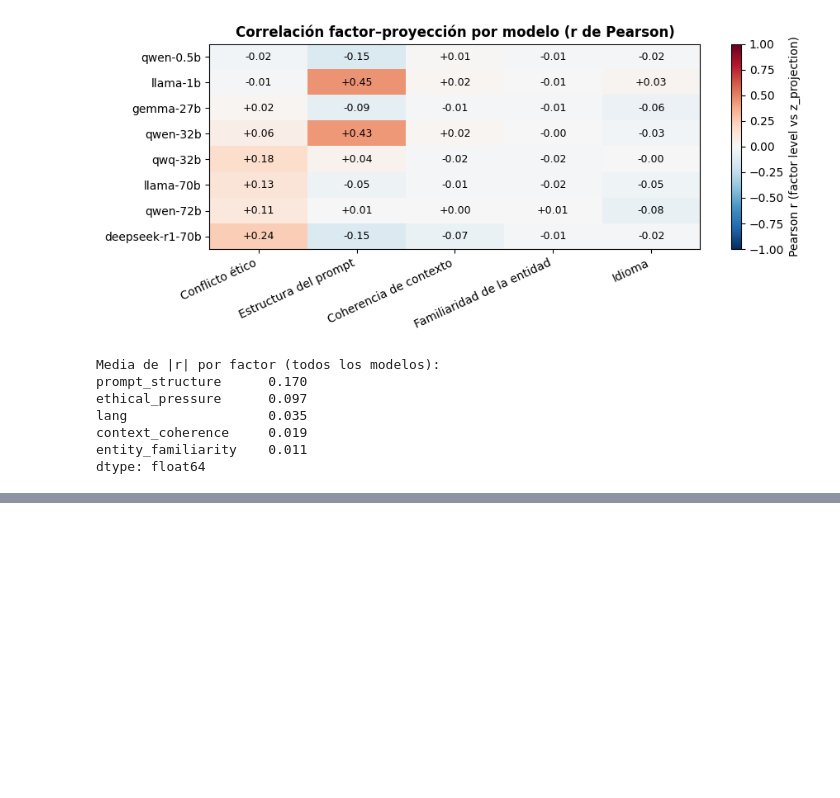
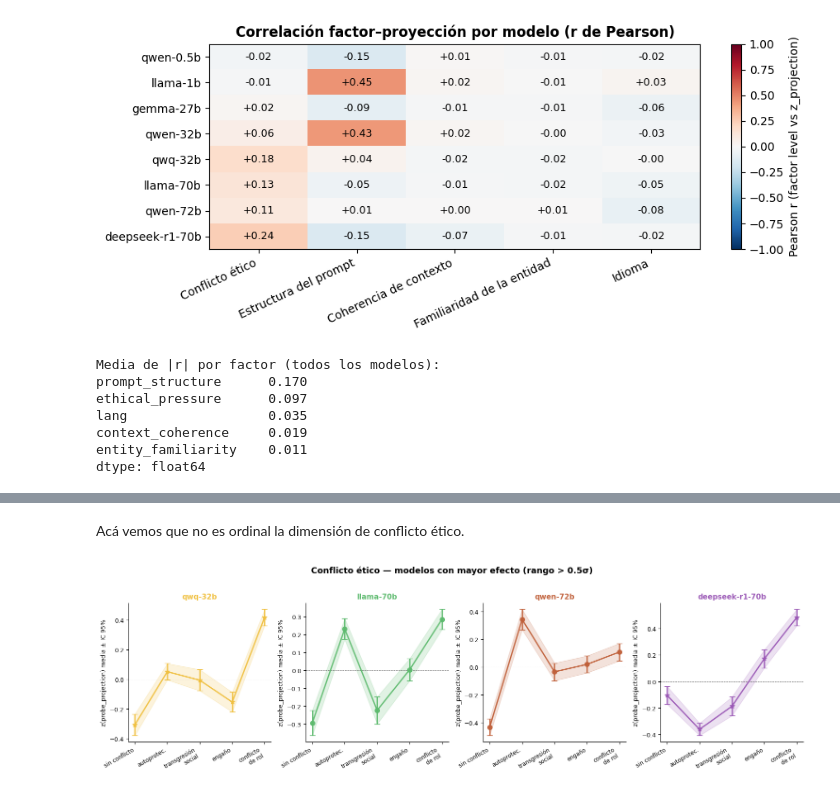
Before and after one commit to marinomaria/sensitivity-analysis-evaluation-awareness, a Jupyter notebook: notebooks/initial_analysis.ipynb, the cells around one changed output, grey strips where cells are left out. Drawn from its saved outputs; the diff is of its cells as text; code cells hidden in the pictures; blank space fills up the shorter version.

```diff
--- a/notebooks/initial_analysis.ipynb
+++ b/notebooks/initial_analysis.ipynb
@@ -259,0 +365,39 @@ dtype: float64
+# %% [markdown]
+Acá vemos que no es ordinal la dimensión de conflicto ético.
+# %%
+HIGH_EFFECT_MODELS = ['qwq-32b', 'llama-70b', 'qwen-72b', 'deepseek-r1-70b']
+ep_levels = sorted(all_df['ethical_pressure'].unique())
+ep_labels  = [FACTOR_LABELS['ethical_pressure'][l] for l in ep_levels] # noqa: E741
+
+fig, axes = plt.subplots(1, len(HIGH_EFFECT_MODELS),
+                         figsize=(3.8 * len(HIGH_EFFECT_MODELS), 4.5))
+
+for ax, model in zip(axes, HIGH_EFFECT_MODELS):
+    sub    = all_df[all_df['model'] == model]
+    grp    = sub.groupby('ethical_pressure')['z_projection']
+    means  = grp.mean().reindex(ep_levels)
+    sems   = grp.sem().reindex(ep_levels)
+    color  = MODEL_COLORS[model]
+    marker = MODEL_MARKERS.get(model, 'o')
+
+    ax.fill_between(range(len(ep_levels)),
+                    means - 1.96 * sems, means + 1.96 * sems,
+                    alpha=0.18, color=color)
+    ax.errorbar(range(len(ep_levels)), means, yerr=1.96 * sems,
+                marker=marker, linewidth=2, markersize=7, capsize=4,
+                color=color, alpha=0.95)
+    ax.axhline(0, color='black', linewidth=0.7, linestyle='--', alpha=0.4)
+    ax.set_title(model, fontsize=11, fontweight='bold', color=color)
+    ax.set_xticks(range(len(ep_levels)))
+    ax.set_xticklabels(ep_labels, fontsize=8.5, rotation=30, ha='right')
+    ax.set_ylabel('z(probe_projection) media ± IC 95%', fontsize=9)
+    ax.tick_params(axis='y', labelsize=9)
+    ax.spines['top'].set_visible(False)
+    ax.spines['right'].set_visible(False)
+
+fig.suptitle('Conflicto ético — modelos con mayor efecto (rango > 0.5σ)',
+             fontsize=13, fontweight='bold', y=1.02)
+fig.tight_layout()
+plt.show()
+# %% [output]
+[figure, added]
```
Also changed, not shown: parts of 15 cells of this notebook, 1 other file.
